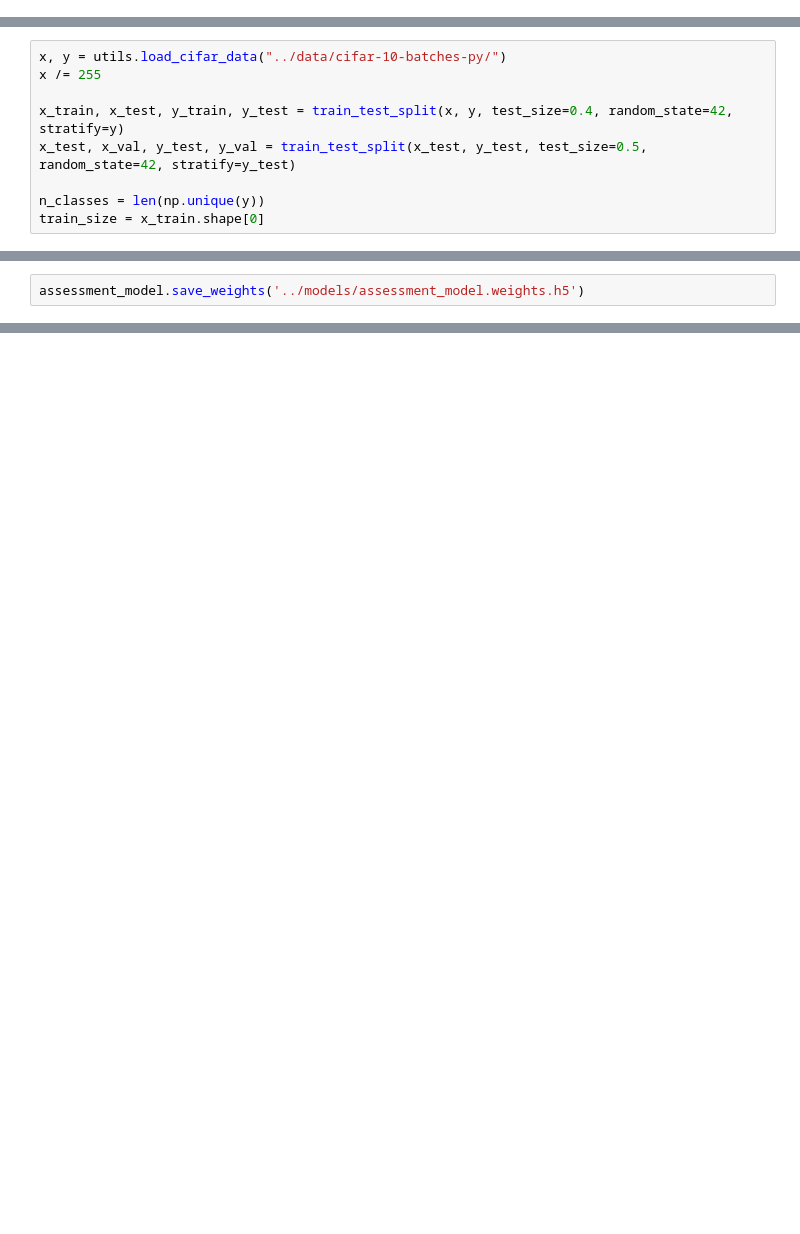
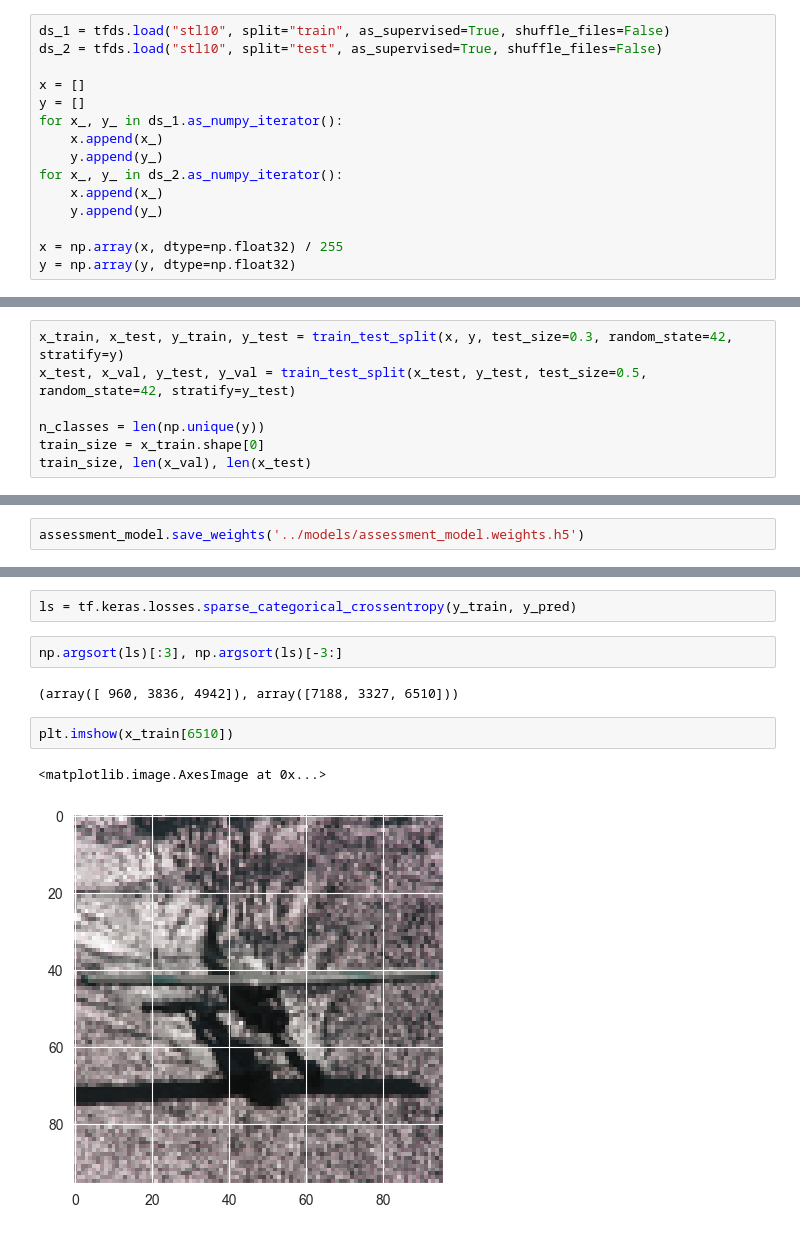
Before and after one commit to dbugajny/CurriculumLearning, a Jupyter notebook: notebooks/assesment_model.ipynb, the cells around one changed output, grey strips where cells are left out. Cells and saved outputs as stored; diff of their text form; blank space fills up the shorter version.

```diff
--- a/notebooks/assesment_model.ipynb
+++ b/notebooks/assesment_model.ipynb
@@ -15,0 +18,15 @@ loss = tf.keras.losses.SparseCategoricalCrossentropy()
+# %%
+ds_1 = tfds.load("stl10", split="train", as_supervised=True, shuffle_files=False)
+ds_2 = tfds.load("stl10", split="test", as_supervised=True, shuffle_files=False)
+
+x = []
+y = []
+for x_, y_ in ds_1.as_numpy_iterator():
+    x.append(x_)
+    y.append(y_)
+for x_, y_ in ds_2.as_numpy_iterator():
+    x.append(x_)
+    y.append(y_)
+
+x = np.array(x, dtype=np.float32) / 255
+y = np.array(y, dtype=np.float32)
@@ -16,9 +39,7 @@ loss = tf.keras.losses.SparseCategoricalCrossentropy()
 # %%
-x, y = utils.load_cifar_data("../data/cifar-10-batches-py/")
-x /= 255
-
-x_train, x_test, y_train, y_test = train_test_split(x, y, test_size=0.4, random_state=42, stratify=y)
+x_train, x_test, y_train, y_test = train_test_split(x, y, test_size=0.3, random_state=42, stratify=y)
 x_test, x_val, y_test, y_val = train_test_split(x_test, y_test, test_size=0.5, random_state=42, stratify=y_test)
 
 n_classes = len(np.unique(y))
 train_size = x_train.shape[0]
+train_size, len(x_val), len(x_test)
@@ -66,0 +83,11 @@ assessment_model.save_weights('../models/assessment_model.weights.h5')
+# %%
+ls = tf.keras.losses.sparse_categorical_crossentropy(y_train, y_pred)
+# %%
+np.argsort(ls)[:3], np.argsort(ls)[-3:]
+# %% [output]
+(array([ 960, 3836, 4942]), array([7188, 3327, 6510]))
+# %%
+plt.imshow(x_train[6510])
+# %% [output]
+<matplotlib.image.AxesImage at 0x...>
+[figure, added]
```
Also changed, not shown: parts of 11 cells of this notebook, 2 other files.
